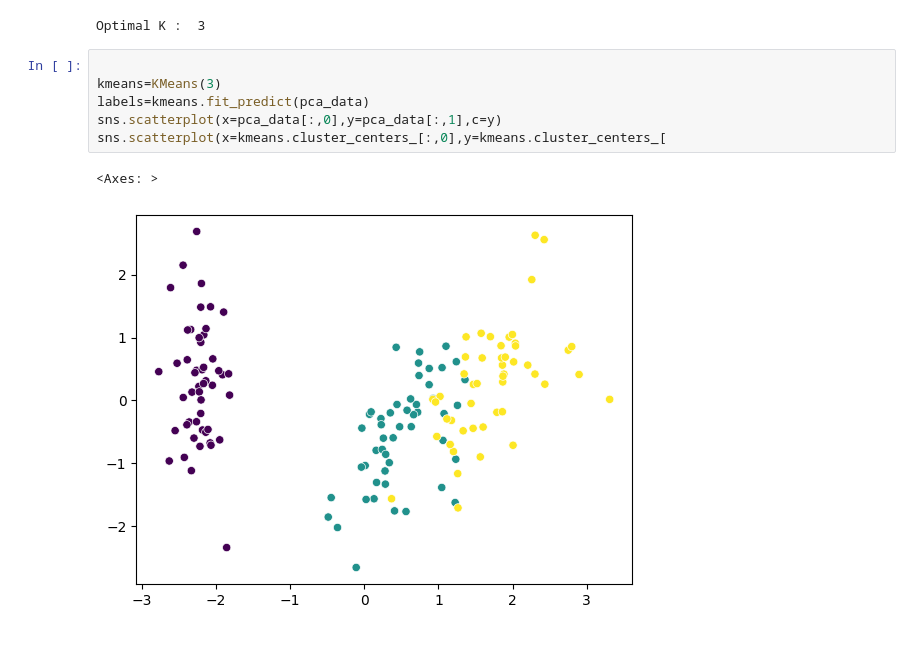
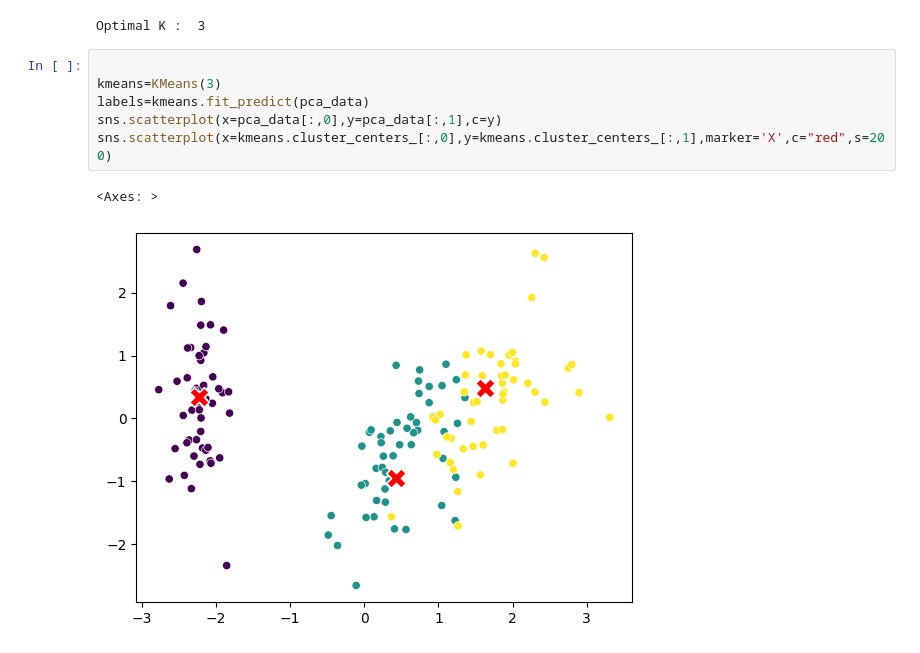
Before and after one commit to Saikiran-Sugurthi/Machine_Learning, a Jupyter notebook: unsupervisedML/KMeansForIris.ipynb, the cells around one changed output. Drawn from its saved outputs; the diff is of its cells as text.

```diff
--- a/unsupervisedML/KMeansForIris.ipynb
+++ b/unsupervisedML/KMeansForIris.ipynb
@@ -32,9 +32,9 @@ Optimal K :  3
 # %%
 
 kmeans=KMeans(3)
 labels=kmeans.fit_predict(pca_data)
 sns.scatterplot(x=pca_data[:,0],y=pca_data[:,1],c=y)
-sns.scatterplot(x=kmeans.cluster_centers_[:,0],y=kmeans.cluster_centers_[
+sns.scatterplot(x=kmeans.cluster_centers_[:,0],y=kmeans.cluster_centers_[:,1],marker='X',c="red",s=200)
 # %% [output]
 <Axes: >
-[figure, old version]
+[figure, new version]
```
Also changed, not shown: 1 other file.
